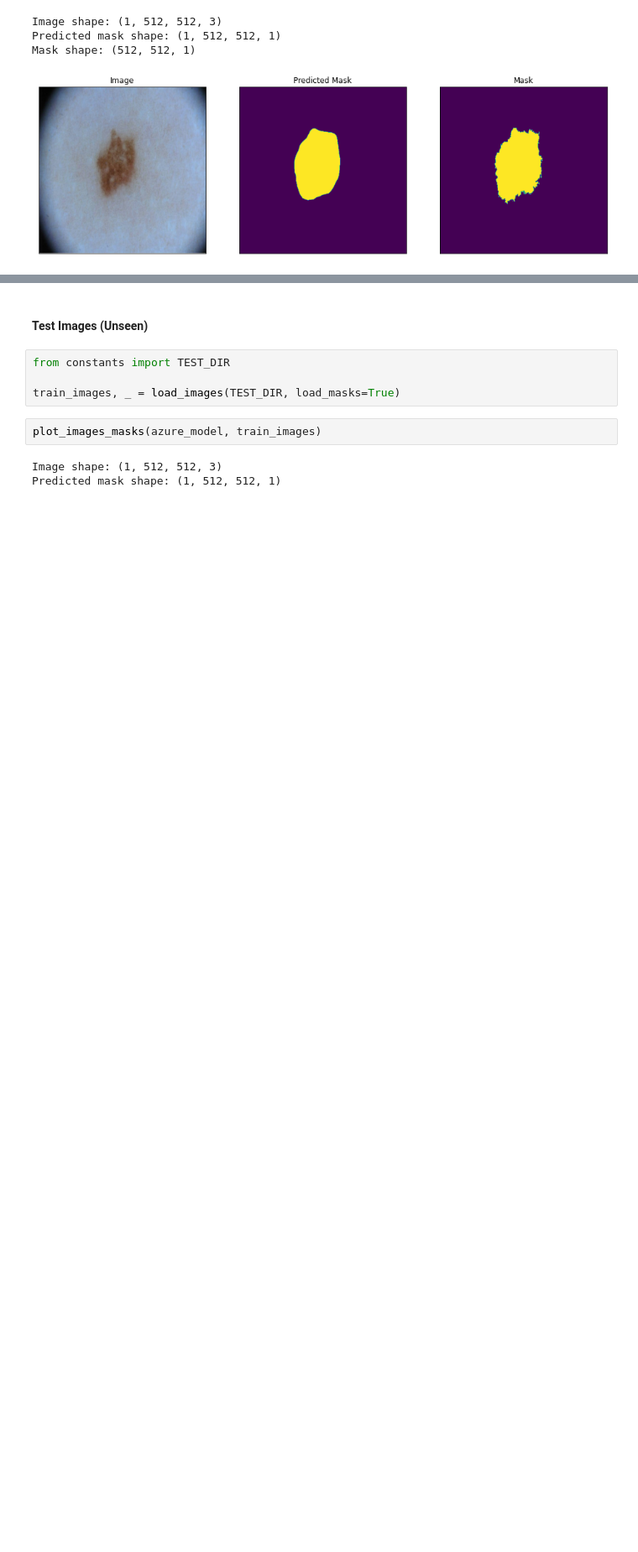
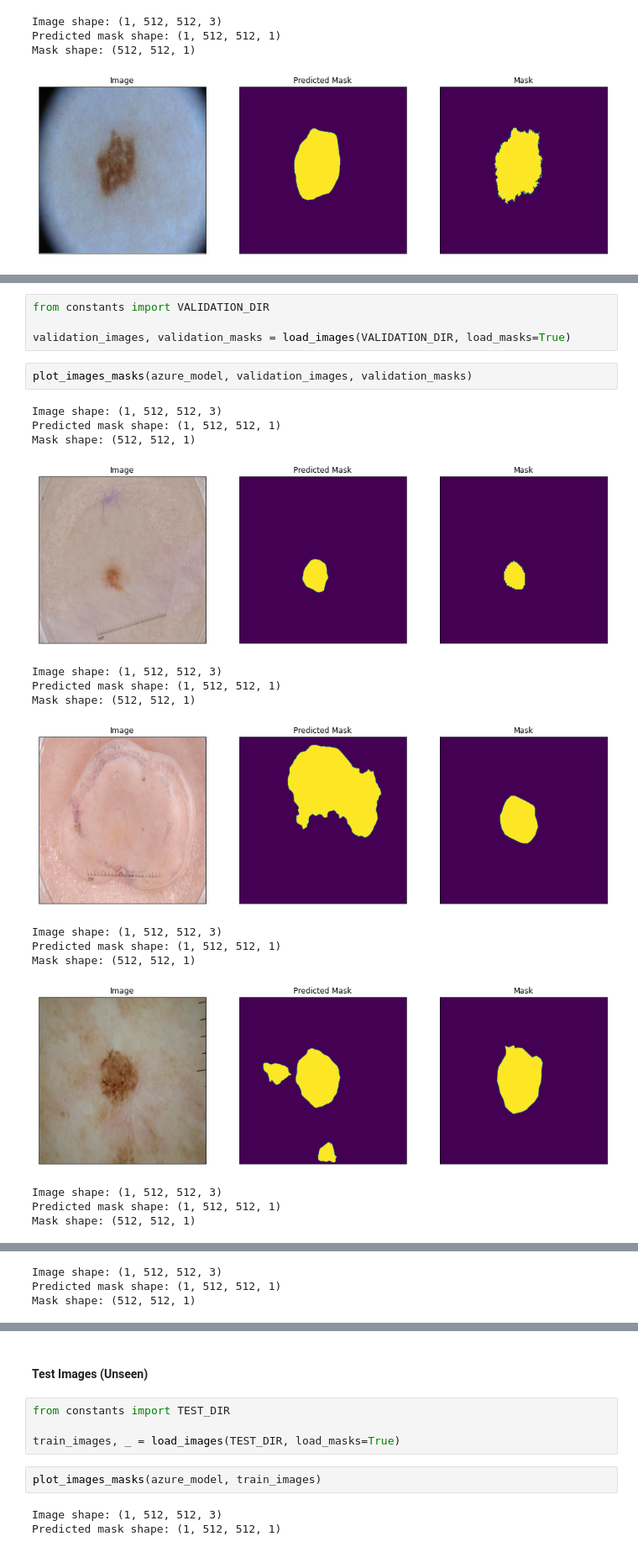
Before and after one commit to jhabr/xcs229ii_final_project, a Jupyter notebook: code/notebooks/baseline.ipynb, the cells around one changed output, grey strips where cells are left out. Shown at 84% size. Cells and saved outputs as stored; diff of their text form; blank space fills up the shorter version.

Commit message:
Add check for validation images

```diff
--- a/code/notebooks/baseline.ipynb
+++ b/code/notebooks/baseline.ipynb
@@ -227,0 +230,22 @@ Mask shape: (512, 512, 1)
+# %%
+from constants import VALIDATION_DIR
+
+validation_images, validation_masks = load_images(VALIDATION_DIR, load_masks=True)
+# %%
+plot_images_masks(azure_model, validation_images, validation_masks)
+# %% [output]
+Image shape: (1, 512, 512, 3)
+Predicted mask shape: (1, 512, 512, 1)
+Mask shape: (512, 512, 1)
+[figure, added]
+Image shape: (1, 512, 512, 3)
+Predicted mask shape: (1, 512, 512, 1)
+Mask shape: (512, 512, 1)
+[figure, added]
+Image shape: (1, 512, 512, 3)
+Predicted mask shape: (1, 512, 512, 1)
+Mask shape: (512, 512, 1)
+[figure, added]
+Image shape: (1, 512, 512, 3)
+Predicted mask shape: (1, 512, 512, 1)
+Mask shape: (512, 512, 1)
@@ -227,0 +253,3 @@ Mask shape: (512, 512, 1)
+Image shape: (1, 512, 512, 3)
+Predicted mask shape: (1, 512, 512, 1)
+Mask shape: (512, 512, 1)
```
Also changed, not shown: parts of 2 cells of this notebook.
